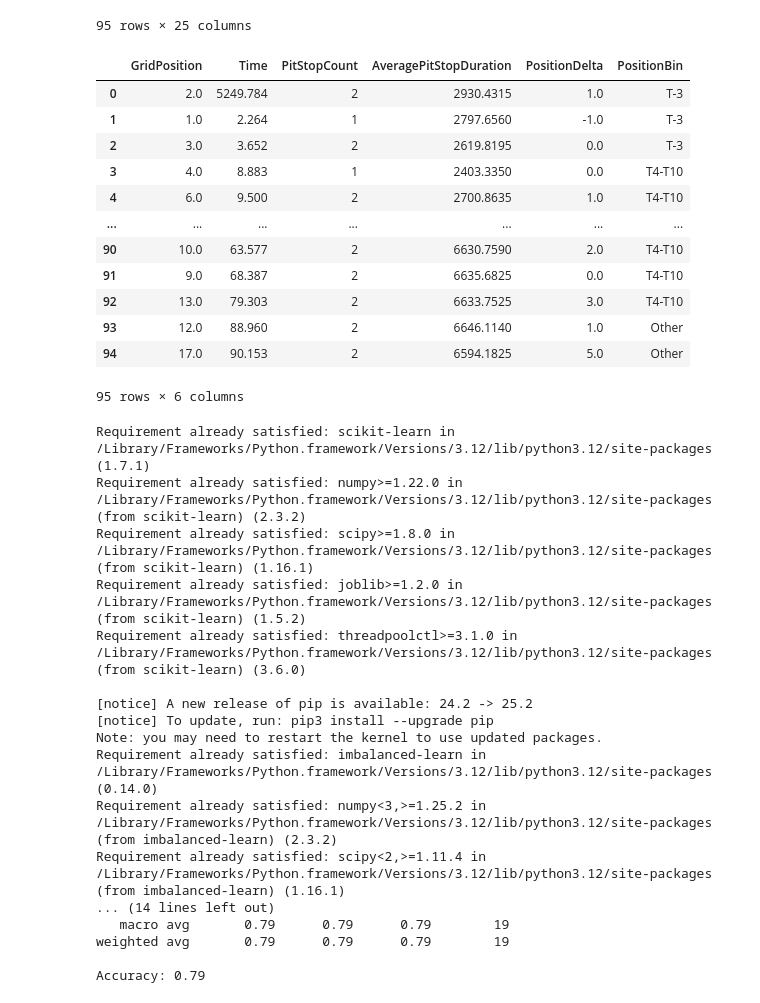
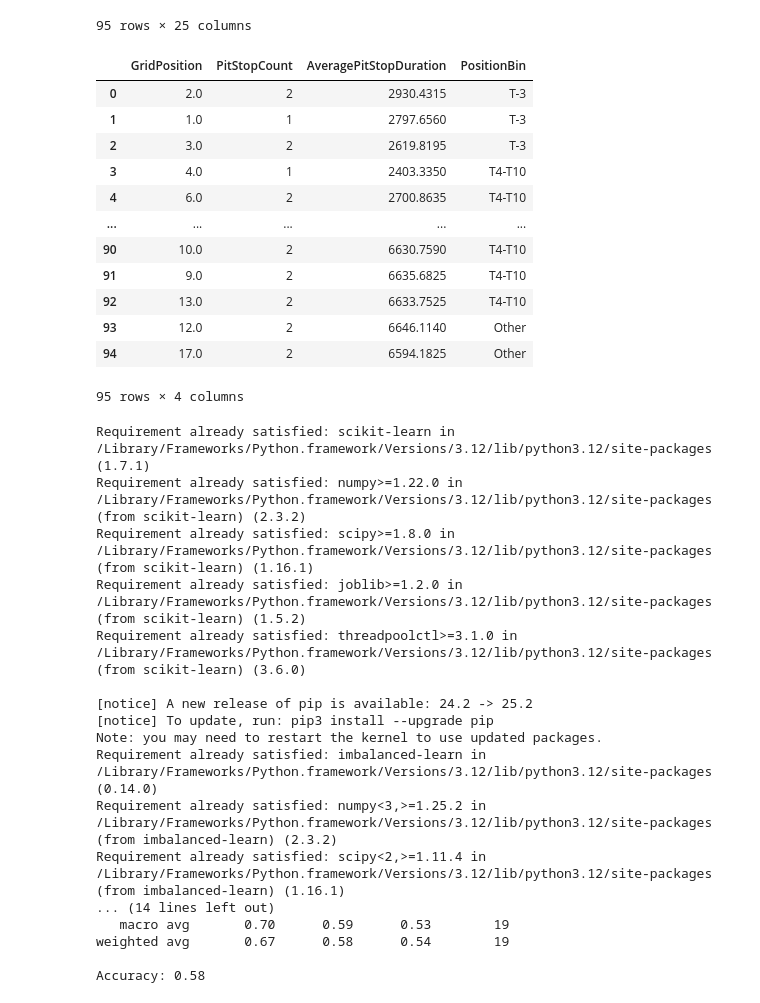
Before and after one commit to Tanisha7320/Formula-1-analysis, a Jupyter notebook: df creation.ipynb, the cells around one changed output. Saved outputs shown, nothing was run; the diff lists cells and outputs as text; code cells hidden in the pictures.

```diff
--- a/df creation.ipynb
+++ b/df creation.ipynb
@@ -96,26 +96,24 @@ final_df
 95 rows × 25 columns
 # %%
 df_analysis = final_df[['Position','GridPosition','Time','PitStopCount','AveragePitStopDuration']].copy()
-df_analysis['Time'] = pd.to_timedelta(df_analysis['Time']).dt.total_seconds()
 df_analysis['AveragePitStopDuration'] = pd.to_timedelta(df_analysis['AveragePitStopDuration']).dt.total_seconds()
-#add a delta position change in grid position vs final position
 df_analysis['PositionBin'] = pd.cut(df_analysis['Position'], bins=[-1, 3, 10, 20], labels=['T-3', 'T4-T10', 'Other'])
-df_analysis = df_analysis.drop(columns=['Position'])
+df_analysis = df_analysis.drop(columns=['Position', 'Time'])
 df_analysis
 # %% [output]
-|  | GridPosition | Time | PitStopCount | AveragePitStopDuration | PositionDelta | PositionBin |
-| 0 | 2.0 | 5249.784 | 2 | 2930.4315 | 1.0 | T-3 |
-| 1 | 1.0 | 2.264 | 1 | 2797.6560 | -1.0 | T-3 |
-| 2 | 3.0 | 3.652 | 2 | 2619.8195 | 0.0 | T-3 |
-| 3 | 4.0 | 8.883 | 1 | 2403.3350 | 0.0 | T4-T10 |
-| 4 | 6.0 | 9.500 | 2 | 2700.8635 | 1.0 | T4-T10 |
-| ... | ... | ... | ... | ... | ... | ... |
-| 90 | 10.0 | 63.577 | 2 | 6630.7590 | 2.0 | T4-T10 |
-| 91 | 9.0 | 68.387 | 2 | 6635.6825 | 0.0 | T4-T10 |
-| 92 | 13.0 | 79.303 | 2 | 6633.7525 | 3.0 | T4-T10 |
-| 93 | 12.0 | 88.960 | 2 | 6646.1140 | 1.0 | Other |
-| 94 | 17.0 | 90.153 | 2 | 6594.1825 | 5.0 | Other |
+|  | GridPosition | PitStopCount | AveragePitStopDuration | PositionBin |
+| 0 | 2.0 | 2 | 2930.4315 | T-3 |
+| 1 | 1.0 | 1 | 2797.6560 | T-3 |
+| 2 | 3.0 | 2 | 2619.8195 | T-3 |
+| 3 | 4.0 | 1 | 2403.3350 | T4-T10 |
+| 4 | 6.0 | 2 | 2700.8635 | T4-T10 |
+| ... | ... | ... | ... | ... |
+| 90 | 10.0 | 2 | 6630.7590 | T4-T10 |
+| 91 | 9.0 | 2 | 6635.6825 | T4-T10 |
+| 92 | 13.0 | 2 | 6633.7525 | T4-T10 |
+| 93 | 12.0 | 2 | 6646.1140 | Other |
+| 94 | 17.0 | 2 | 6594.1825 | Other |
-95 rows × 6 columns
+95 rows × 4 columns
 # %%
 #run random forest classifier to predict position
 %pip install scikit-learn
@@ -127,7 +125,7 @@ from sklearn.metrics import classification_report, accuracy_score
 from imblearn.over_sampling import SMOTE
 
 # Prepare features and target
-X = df_analysis[['GridPosition', 'Time', 'PitStopCount', 'AveragePitStopDuration']].dropna()
+X = df_analysis[['GridPosition', 'PitStopCount', 'AveragePitStopDuration']].dropna()
 y = df_analysis['PositionBin'].loc[X.index]
 
 # Train/test split
@@ -160,10 +158,10 @@ Requirement already satisfied: imbalanced-learn in /Library/Frameworks/Python.fr
 Requirement already satisfied: numpy<3,>=1.25.2 in /Library/Frameworks/Python.framework/Versions/3.12/lib/python3.12/site-packages (from imbalanced-learn) (2.3.2)
 Requirement already satisfied: scipy<2,>=1.11.4 in /Library/Frameworks/Python.framework/Versions/3.12/lib/python3.12/site-packages (from imbalanced-learn) (1.16.1)
 ... (14 lines left out)
-   macro avg       0.79      0.79      0.79        19
-weighted avg       0.79      0.79      0.79        19
+   macro avg       0.70      0.59      0.53        19
+weighted avg       0.67      0.58      0.54        19
 
-Accuracy: 0.79
+Accuracy: 0.58
 # %%
 from sklearn.tree import export_graphviz
 from sklearn import tree
```
Also changed, not shown: parts of 2 cells of this notebook.
